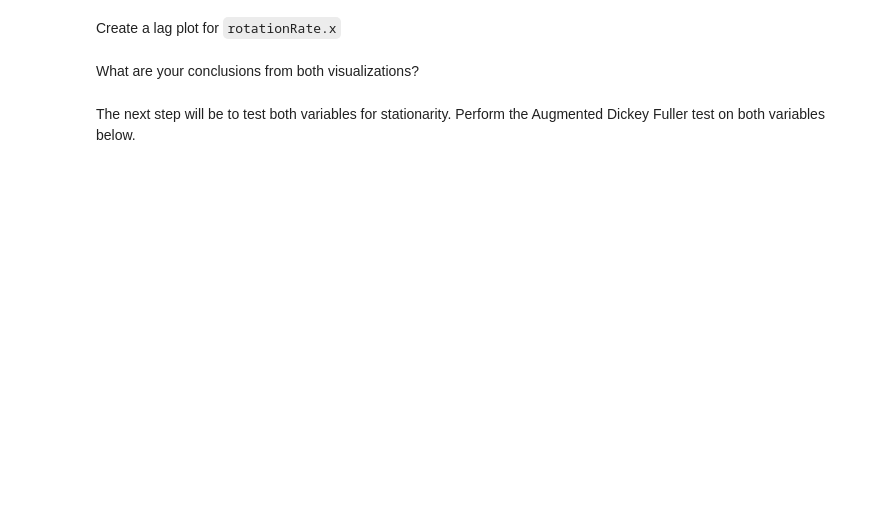
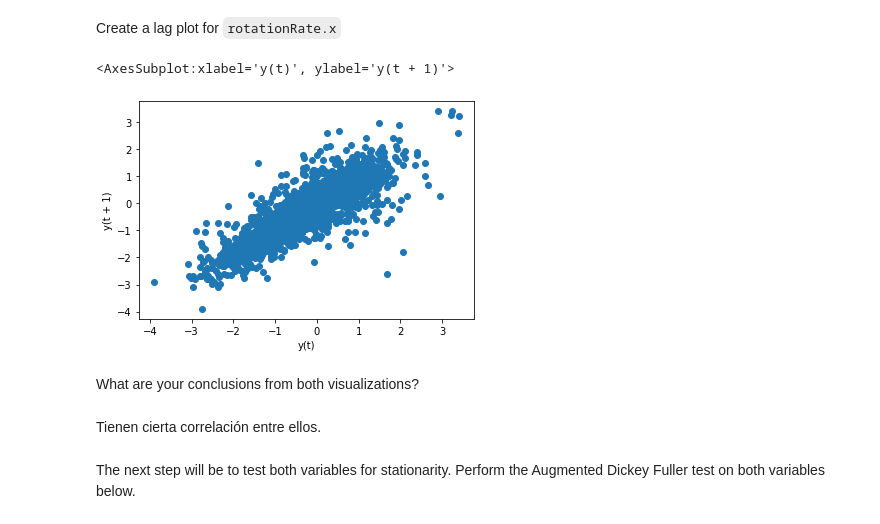
Before and after one commit to Ironhack-Data-Madrid-Enero-2021/lab-time-series, a Jupyter notebook: your-code/main.ipynb, the cells around one changed output. Drawn from its saved outputs; the diff is of its cells as text; code cells hidden in the pictures; blank space fills up the shorter version.

```diff
--- a/your-code/main.ipynb
+++ b/your-code/main.ipynb
@@ -124,2 +134,8 @@ Create a lag plot for `rotationRate.x`
+# %%
+from pandas.plotting import lag_plot
+lag_plot(sensor["rotationRate.x"])
+# %% [output]
+<AxesSubplot:xlabel='y(t)', ylabel='y(t + 1)'>
+[figure, added]
 # %% [markdown]
 What are your conclusions from both visualizations?
@@ -128,2 +142,4 @@ What are your conclusions from both visualizations?
+# %% [markdown]
+Tienen cierta correlación entre ellos.
 # %% [markdown]
 The next step will be to test both variables for stationarity. Perform the Augmented Dickey Fuller test on both variables below.
```
Also changed, not shown: parts of 10 cells of this notebook.
